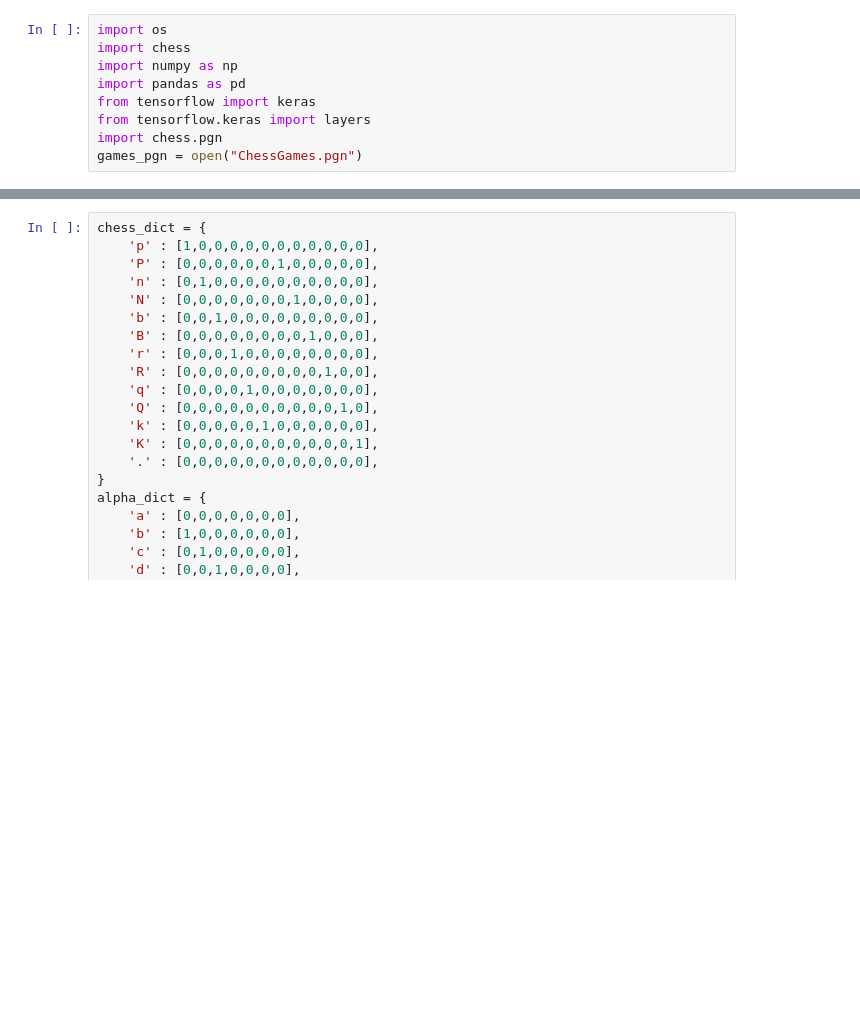
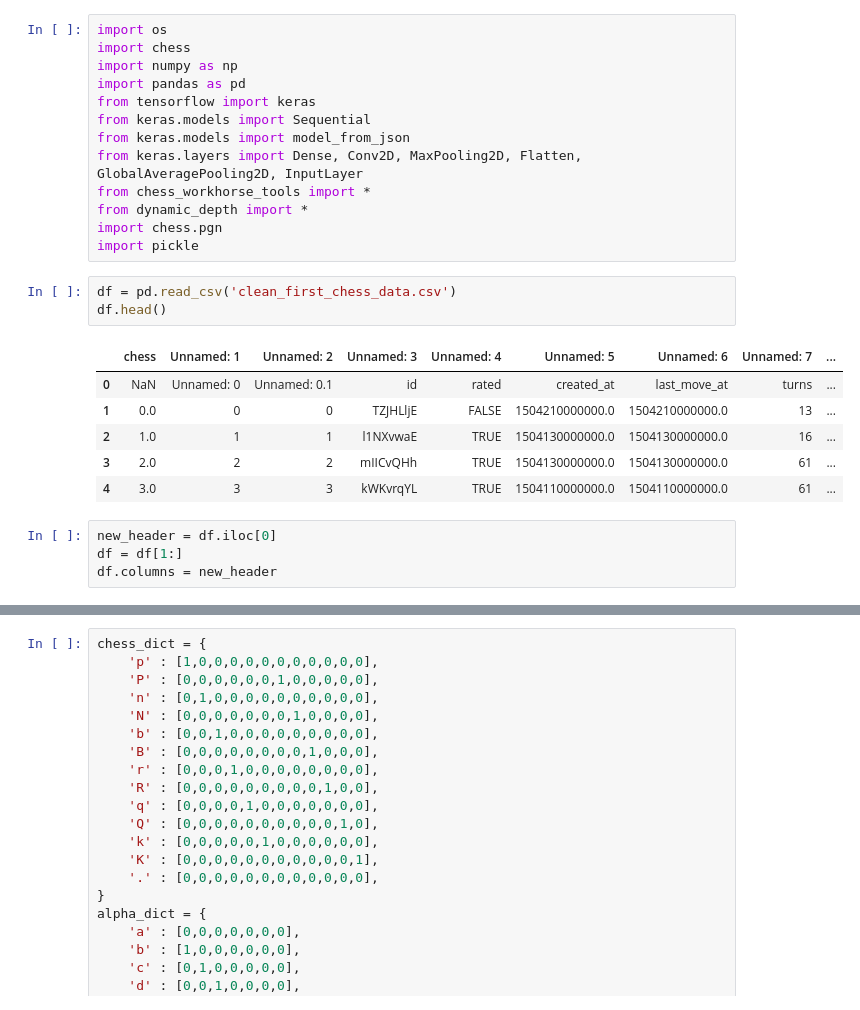
Before and after one commit to lewissearsiv/Metis_Project_5, a Jupyter notebook: Keras_formatting.ipynb, the cells around one changed output, grey strips where cells are left out. Saved outputs shown, nothing was run; the diff lists cells and outputs as text; blank space fills up the shorter version.

```diff
--- a/Keras_formatting.ipynb
+++ b/Keras_formatting.ipynb
@@ -4,6 +4,24 @@ import chess
 import numpy as np
 import pandas as pd
 from tensorflow import keras
-from tensorflow.keras import layers
+from keras.models import Sequential
+from keras.models import model_from_json
+from keras.layers import Dense, Conv2D, MaxPooling2D, Flatten, GlobalAveragePooling2D, InputLayer
+from chess_workhorse_tools import *
+from dynamic_depth import *
 import chess.pgn
-games_pgn = open("ChessGames.pgn")
+import pickle
+# %%
+df = pd.read_csv('clean_first_chess_data.csv')
+df.head()
+# %% [output]
+|  | chess | Unnamed: 1 | Unnamed: 2 | Unnamed: 3 | Unnamed: 4 | Unnamed: 5 | Unnamed: 6 | Unnamed: 7 | ... |
+| 0 | NaN | Unnamed: 0 | Unnamed: 0.1 | id | rated | created_at | last_move_at | turns | ... |
+| 1 | 0.0 | 0 | 0 | TZJHLljE | FALSE | 1504210000000.0 | 1504210000000.0 | 13 | ... |
+| 2 | 1.0 | 1 | 1 | l1NXvwaE | TRUE | 1504130000000.0 | 1504130000000.0 | 16 | ... |
+| 3 | 2.0 | 2 | 2 | mIICvQHh | TRUE | 1504130000000.0 | 1504130000000.0 | 61 | ... |
+| 4 | 3.0 | 3 | 3 | kWKvrqYL | TRUE | 1504110000000.0 | 1504110000000.0 | 61 | ... |
+# %%
+new_header = df.iloc[0]
+df = df[1:]
+df.columns = new_header
```
Also changed, not shown: parts of 29 cells of this notebook, 20 other files.
